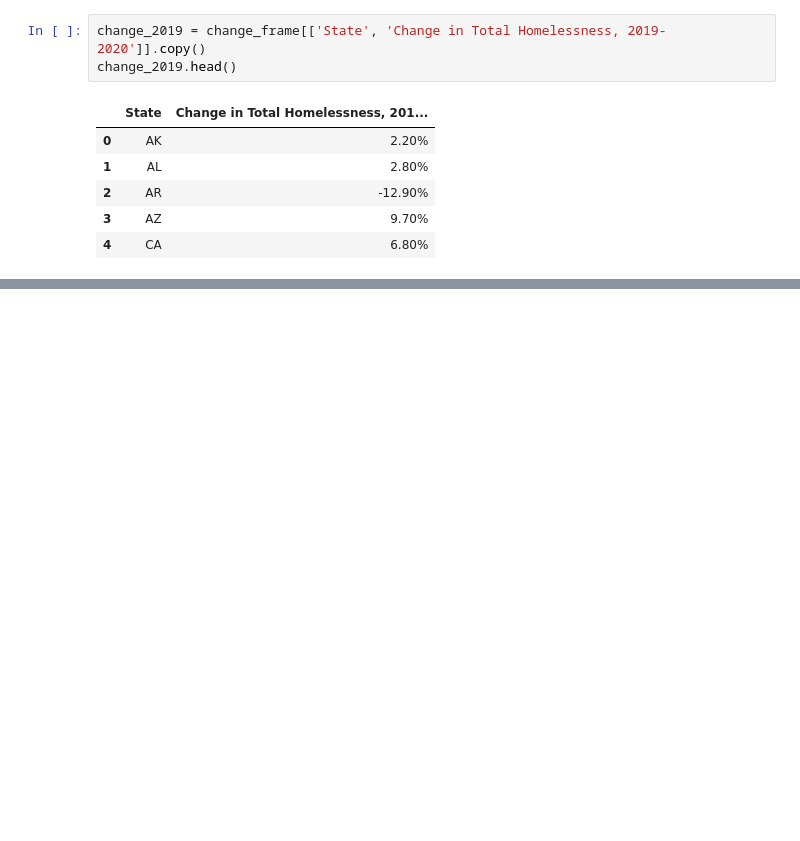
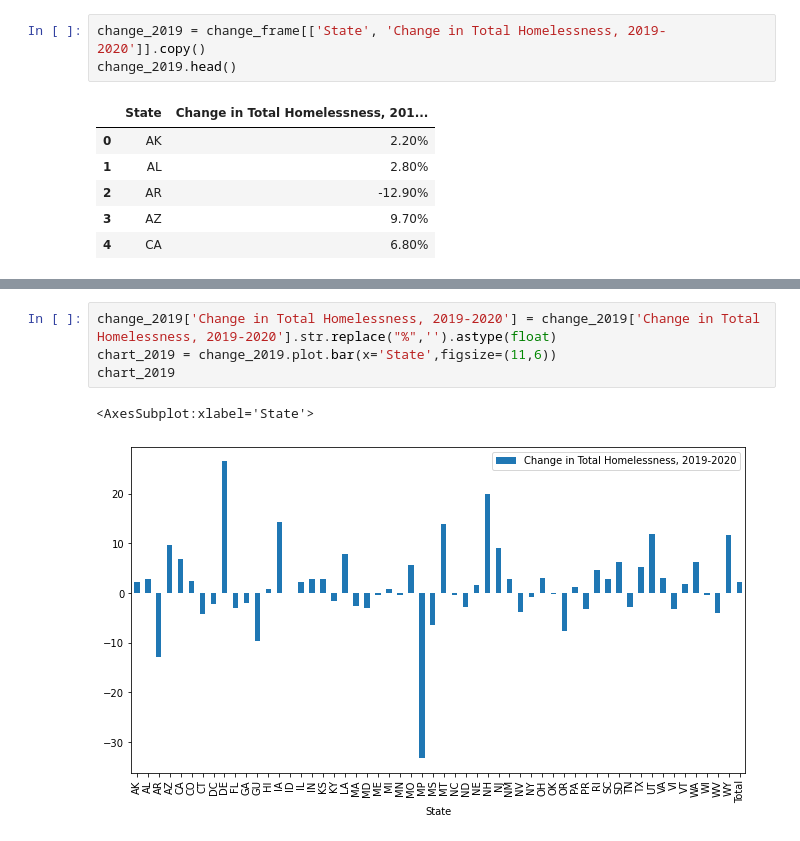
Before and after one commit to esther2897/project_one, a Jupyter notebook: Analysis.ipynb, the cells around one changed output, grey strips where cells are left out. Drawn from its saved outputs; the diff is of its cells as text; blank space fills up the shorter version.

Commit message:
Added more charts for change in homeless

```diff
--- a/Analysis.ipynb
+++ b/Analysis.ipynb
@@ -242 +242,8 @@ offline.plot(fig, auto_open=True, image = 'png', image_filename="change_in_homel
 'change_in_homeless_map.html'
+# %%
+change_2019['Change in Total Homelessness, 2019-2020'] = change_2019['Change in Total Homelessness, 2019-2020'].str.replace("%",'').astype(float)
+chart_2019 = change_2019.plot.bar(x='State',figsize=(11,6))
+chart_2019
+# %% [output]
+<AxesSubplot:xlabel='State'>
+[figure, added]
```
Also changed, not shown: parts of 6 cells of this notebook, 3 other files.
